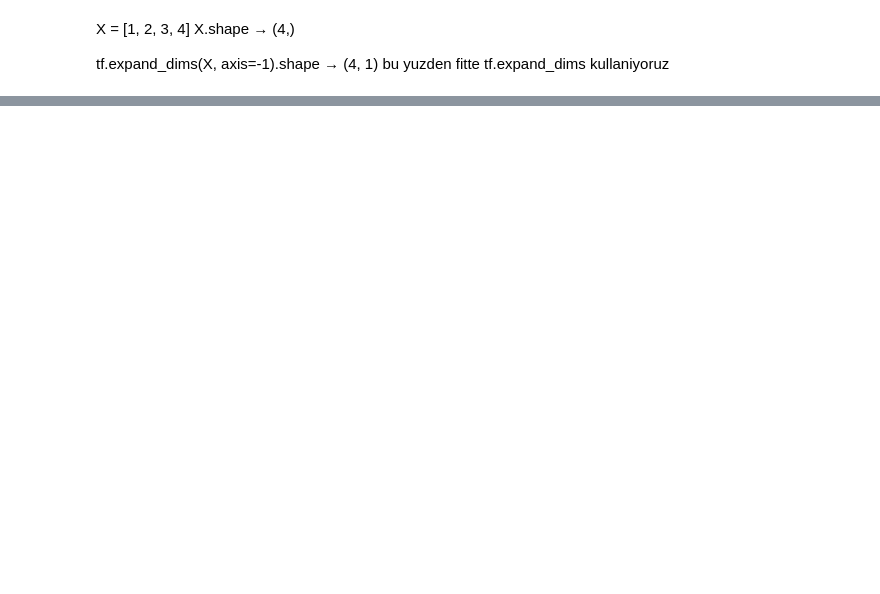
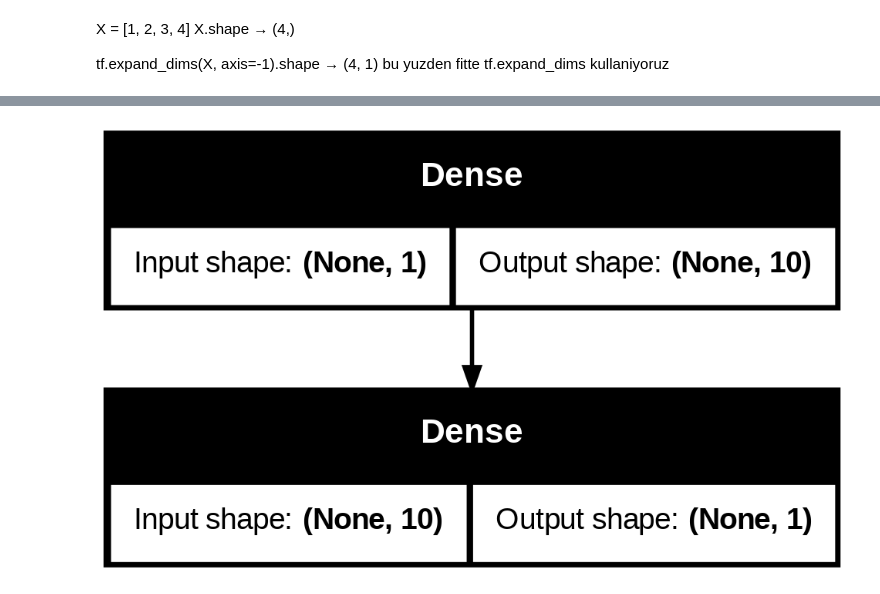
Before and after one commit to gokturkberke/AI-Bootcamp, a Jupyter notebook: 01_neural_network_regression.ipynb, the cells around one changed output, grey strips where cells are left out. Drawn from its saved outputs; the diff is of its cells as text; code cells hidden in the pictures; blank space fills up the shorter version.

```diff
--- a/01_neural_network_regression.ipynb
+++ b/01_neural_network_regression.ipynb
@@ -153,0 +237,4 @@ array([[29.817295]], dtype=float32)
+# %%
+#Make labels for the dataset
+y = X + 10
+y
@@ -153,0 +262,9 @@ array([[29.817295]], dtype=float32)
+# %%
+#Split the data into train and test sets
+X_train = X[:40] #first 40 training samples
+y_train = y[:40]
+
+X_test = X[40:] #last 10 testing samples
+y_test = y[40:]
+
+len(X_train), len(X_test)
@@ -153,0 +308,24 @@ array([[29.817295]], dtype=float32)
+# %%
+
+X_train = tf.reshape(X_train, [-1, 1])  # (40,) -> (40, 1)
+y_train = tf.reshape(y_train, [-1, 1])  # (40,) -> (40, 1)
+
+# Veri tiplerini float'a çevirin
+X_train = tf.cast(X_train, tf.float32)
+y_train = tf.cast(y_train, tf.float32)
+
+print(f"X_train yeni shape: {X_train.shape}")
+print(f"y_train yeni shape: {y_train.shape}")
+
+tf.random.set_seed(42)
+
+model = tf.keras.Sequential([
+    tf.keras.layers.Dense(10, input_shape=[1],name="input_layer"),
+    tf.keras.layers.Dense(1,name="output_layer")
+],name="model_2")
+
+model.compile(
+    loss=tf.keras.losses.mae,
+    optimizer=tf.keras.optimizers.Adam(learning_rate=0.01),
+    metrics=["mae"]
+)
@@ -153,0 +427,3 @@ array([[29.817295]], dtype=float32)
+# %%
+model.fit(X_train,y_train,epochs=100,verbose= 0) #verbose eğitim sırasında ekrana ne kadar bilgi yazdırılacağını kontrol eden parametre.
+# 0 = hic bilgi yazdirmaz  2 sade satir bilgisi yazdirir bi tane
@@ -153,0 +447,6 @@ array([[29.817295]], dtype=float32)
+# %%
+from tensorflow.keras.utils import plot_model
+
+plot_model(model = model,show_shapes=True)
+# %% [output]
+[figure, added]
```
Also changed, not shown: parts of 34 cells of this notebook.
